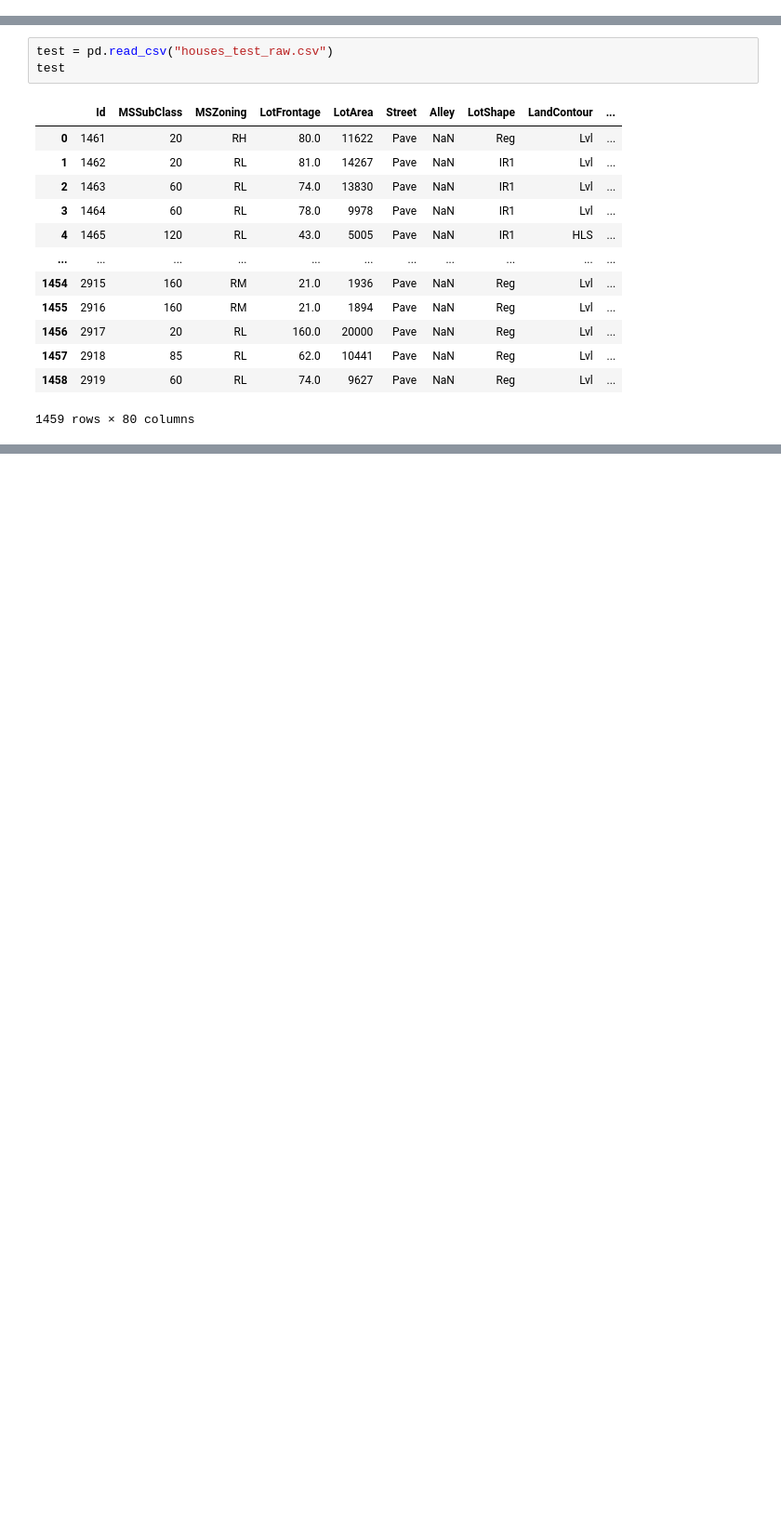
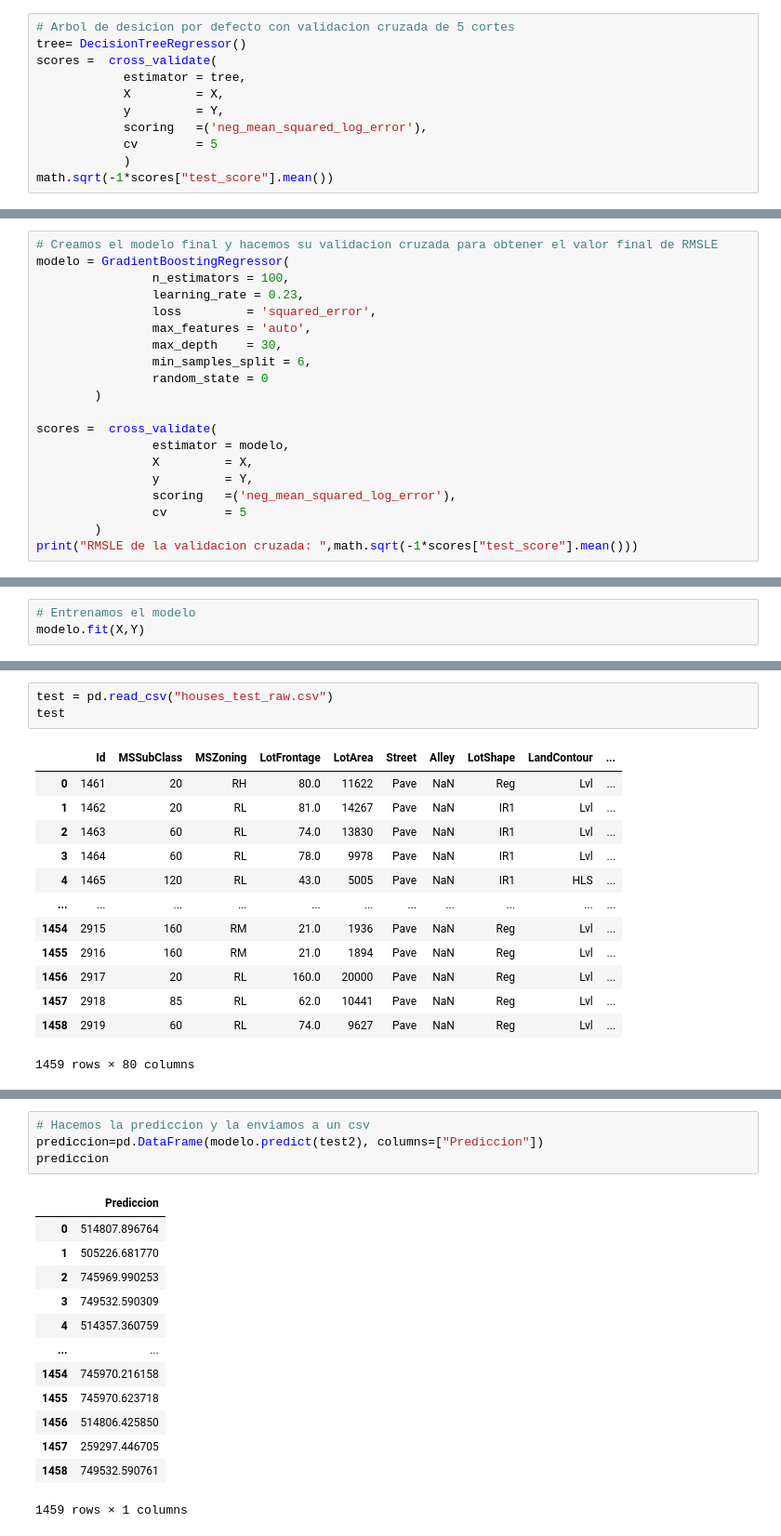
Before and after one commit to nachomohamed/Hackathon_Henry, a Jupyter notebook: Calculo_House.ipynb, the cells around one changed output, grey strips where cells are left out. Shown: that part at 93% size. Cells and saved outputs as stored; diff of their text form; blank space fills up the shorter version.

```diff
--- a/Calculo_House.ipynb
+++ b/Calculo_House.ipynb
@@ -181,0 +168,11 @@ round(mean_squared_log_error(Y_val, reg.predict(X_val)),3)
+# %%
+# Arbol de desicion por defecto con validacion cruzada de 5 cortes
+tree= DecisionTreeRegressor()
+scores =  cross_validate(
+            estimator = tree,
+            X         = X,
+            y         = Y,
+            scoring   =('neg_mean_squared_log_error'),
+            cv        = 5
+            )
+math.sqrt(-1*scores["test_score"].mean())
@@ -181,0 +447,20 @@ round(mean_squared_log_error(Y_val, reg.predict(X_val)),3)
+# %%
+# Creamos el modelo final y hacemos su validacion cruzada para obtener el valor final de RMSLE
+modelo = GradientBoostingRegressor(
+                n_estimators = 100,
+                learning_rate = 0.23,
+                loss         = 'squared_error',
+                max_features = 'auto',
+                max_depth    = 30,
+                min_samples_split = 6,
+                random_state = 0
+        )
+
+scores =  cross_validate(
+                estimator = modelo,
+                X         = X,
+                y         = Y,
+                scoring   =('neg_mean_squared_log_error'),
+                cv        = 5
+        )
+print("RMSLE de la validacion cruzada: ",math.sqrt(-1*scores["test_score"].mean()))
@@ -181,0 +471,3 @@ round(mean_squared_log_error(Y_val, reg.predict(X_val)),3)
+# %%
+# Entrenamos el modelo
+modelo.fit(X,Y)
@@ -276,0 +534,18 @@ from sklearn.metrics import mean_squared_log_error
+# %%
+# Hacemos la prediccion y la enviamos a un csv
+prediccion=pd.DataFrame(modelo.predict(test2), columns=["Prediccion"])
+prediccion
+# %% [output]
+|  | Prediccion |
+| 0 | 514807.896764 |
+| 1 | 505226.681770 |
+| 2 | 745969.990253 |
+| 3 | 749532.590309 |
+| 4 | 514357.360759 |
+| ... | ... |
+| 1454 | 745970.216158 |
+| 1455 | 745970.623718 |
+| 1456 | 514806.425850 |
+| 1457 | 259297.446705 |
+| 1458 | 749532.590761 |
+1459 rows × 1 columns
```
Also changed, not shown: parts of 63 cells of this notebook, 1 other file.
